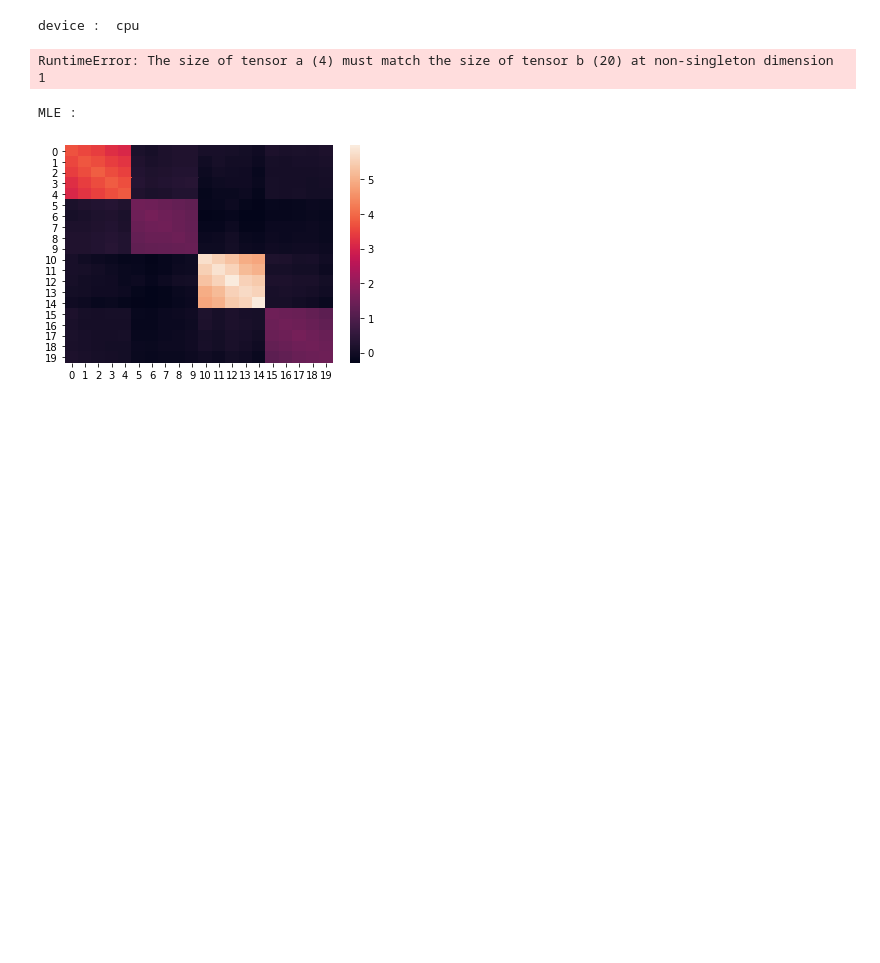
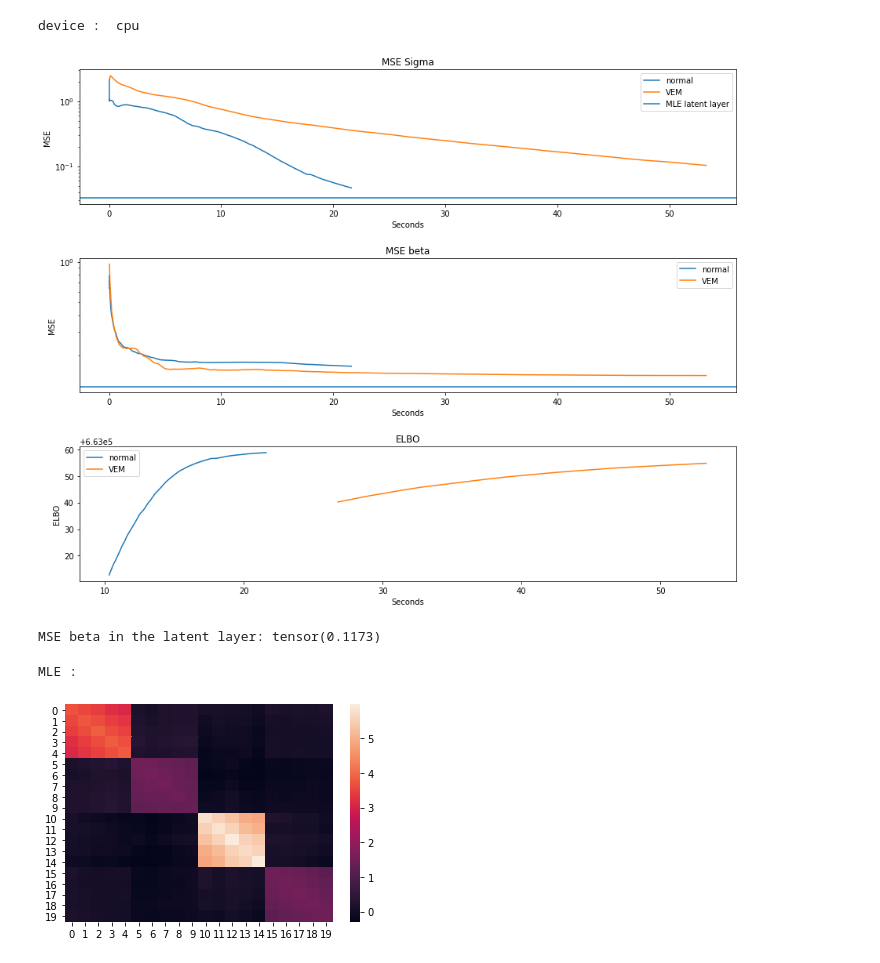
Before and after one commit to PLN-team/pyPLNmodels, a Jupyter notebook: PCA_test.ipynb, the cells around one changed output. Cells and saved outputs as stored; diff of their text form; code cells hidden in the pictures; blank space fills up the shorter version.

```diff
--- a/PCA_test.ipynb
+++ b/PCA_test.ipynb
@@ -346,6 +311,10 @@ class fastPLNPCA():
         exp = torch.exp(A + 1/2*torch.mm(SrondS,CrondC.T))
         second = -1/2*torch.mm(exp.T,self.M)-1/2*torch.multiply(matC,torch.mm(exp.T,SrondS))
         return first + second
+# %%
+compare_models({'normal': model, 'VEM': model_VEM}, '', percentage_kept = 0.5)
+# %% [output]
+[figure, added]
 # %%
 def launch_dimensions(dict_dimensions,N_iter, lr):
     '''
@@ -445,14 +474,13 @@ Y_sampled = torch.from_numpy(Y_sampled)
 data = [Y_sampled.double(), O, covariates]
 # %%
 target = Z_sampled+ torch.mm(covariates,true_beta)
-
 clf = LinearRegression()
 clf.fit(covariates,target)
-print('shape : ', clf.coef_)
-beta_dream = torch.from_numpy(clf.coef_)
-print('MSE : ', torch.mean((beta_dream-true_beta)**2))
+beta_dream = torch.from_numpy(clf.coef_.T)
+MLE_beta = torch.mean((beta_dream-true_beta)**2)
+print('MSE beta in the latent layer:', MLE_beta)
 # %% [output]
-RuntimeError: The size of tensor a (4) must match the size of tensor b (20) at non-singleton dimension 1
+MSE beta in the latent layer: tensor(0.1173)
 # %%
 ## Here we plot the MLE for Z the latent variables. They are unknown in practice
 ## this is just to see the difference between our result and the best result possible
```
Also changed, not shown: parts of 12 cells of this notebook, 7 other files.
